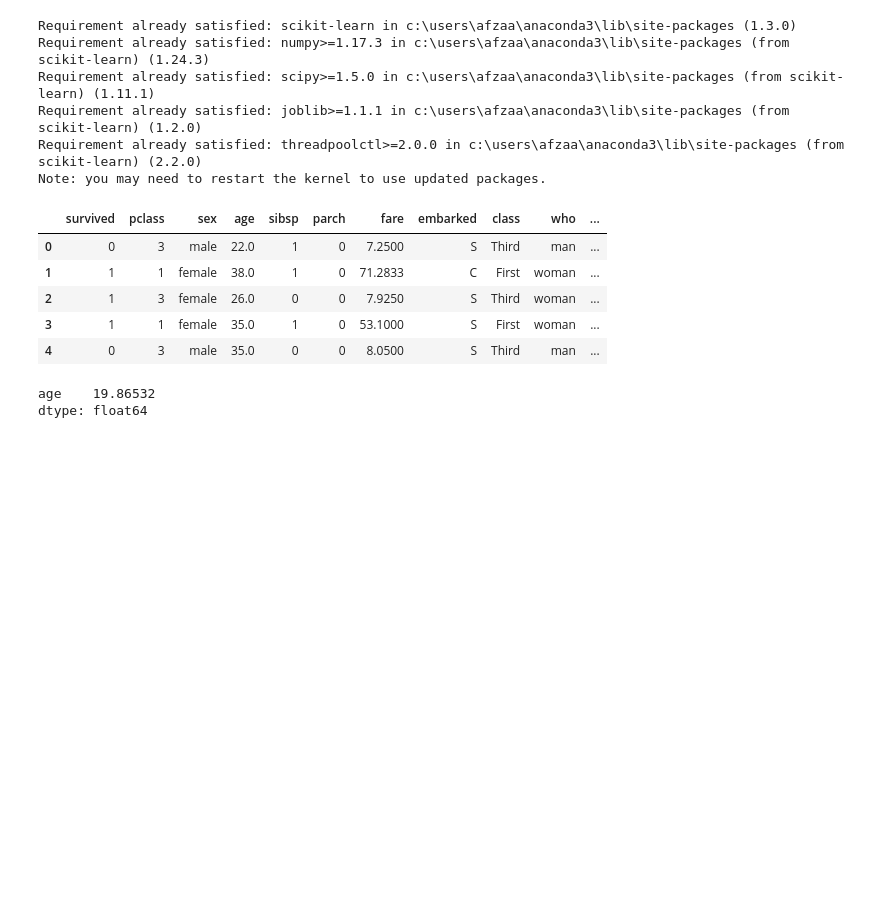
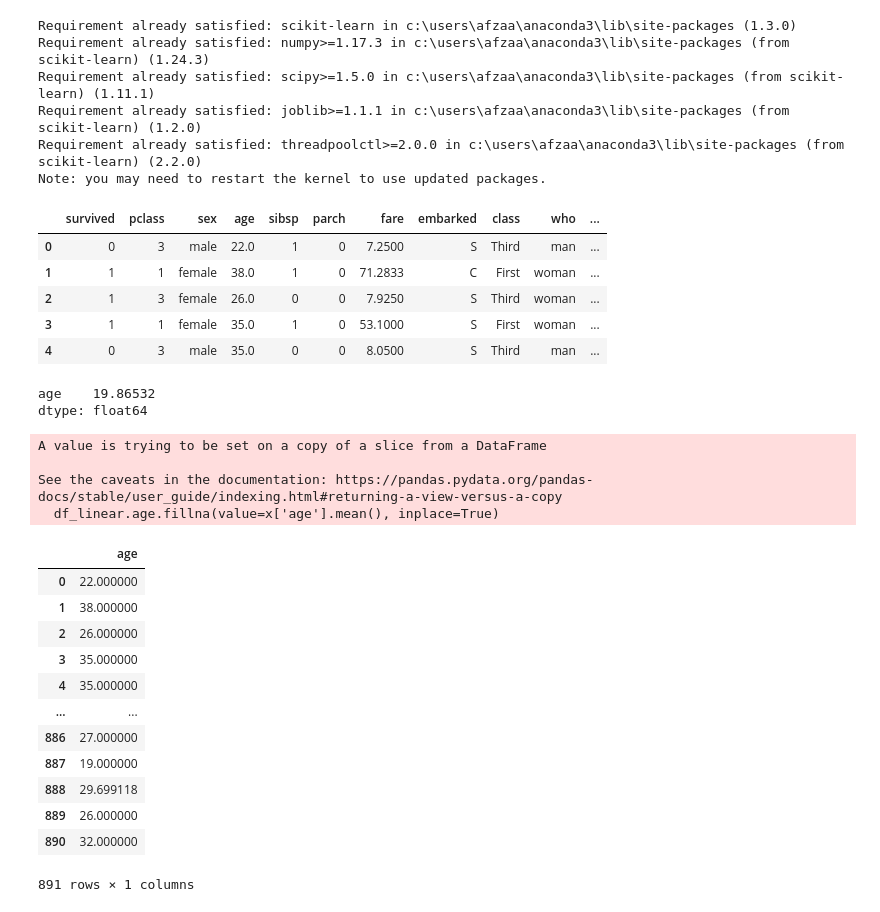
Before and after one commit to Afzalfaizi/python-ka-chilla, a Jupyter notebook: Machine Learning/regression.ipynb, the cells around one changed output. Cells and saved outputs as stored; diff of their text form; code cells hidden in the pictures; blank space fills up the shorter version.

```diff
--- a/Machine Learning/regression.ipynb
+++ b/Machine Learning/regression.ipynb
@@ -38,3 +40,26 @@ x.isnull().sum() /len(x) * 100
 # %% [output]
 age    19.86532
 dtype: float64
+# %%
+df_linear.age.fillna(value=x['age'].mean(), inplace=True)
+# %% [output]
+A value is trying to be set on a copy of a slice from a DataFrame
+
+See the caveats in the documentation: https://pandas.pydata.org/pandas-docs/stable/user_guide/indexing.html#returning-a-view-versus-a-copy
+  df_linear.age.fillna(value=x['age'].mean(), inplace=True)
+# %%
+x
+# %% [output]
+|  | age |
+| 0 | 22.000000 |
+| 1 | 38.000000 |
+| 2 | 26.000000 |
+| 3 | 35.000000 |
+| 4 | 35.000000 |
+| ... | ... |
+| 886 | 27.000000 |
+| 887 | 19.000000 |
+| 888 | 29.699118 |
+| 889 | 26.000000 |
+| 890 | 32.000000 |
+891 rows × 1 columns
```
Also changed, not shown: parts of 9 cells of this notebook.
